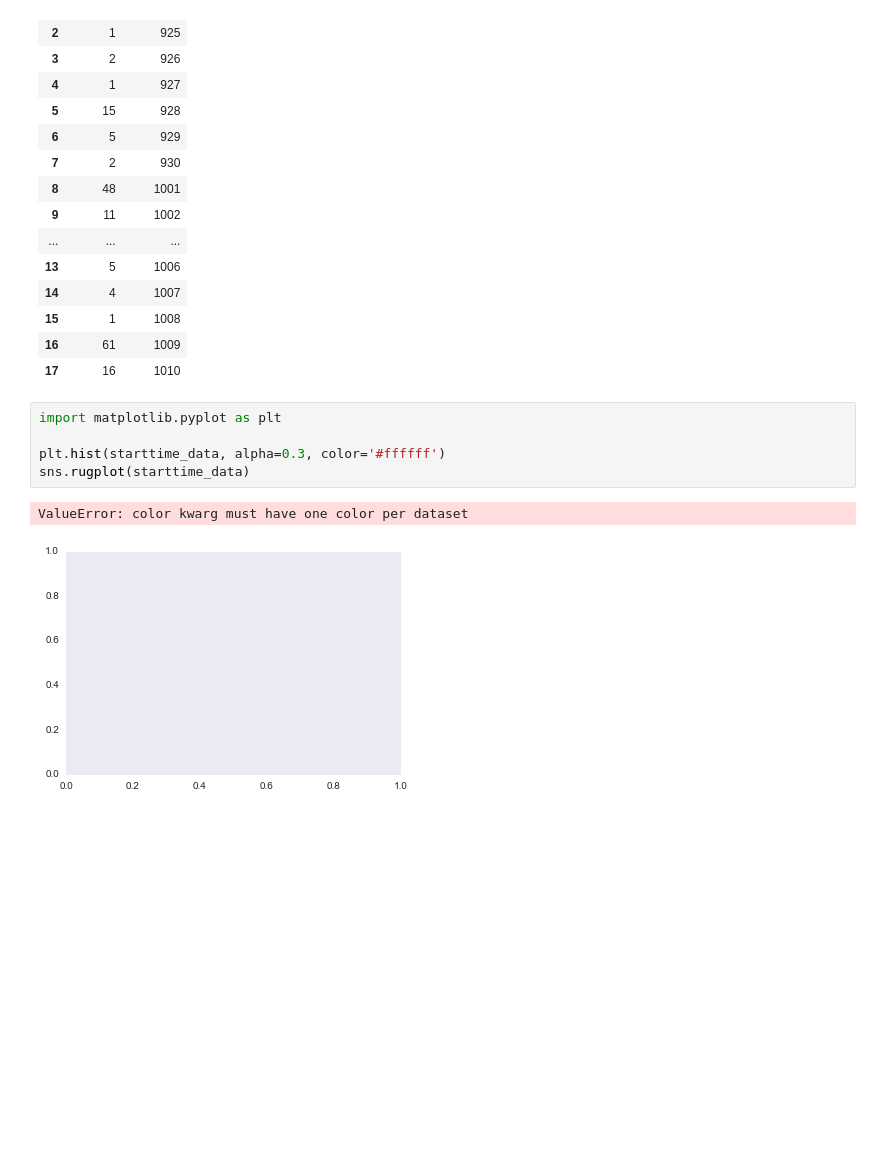
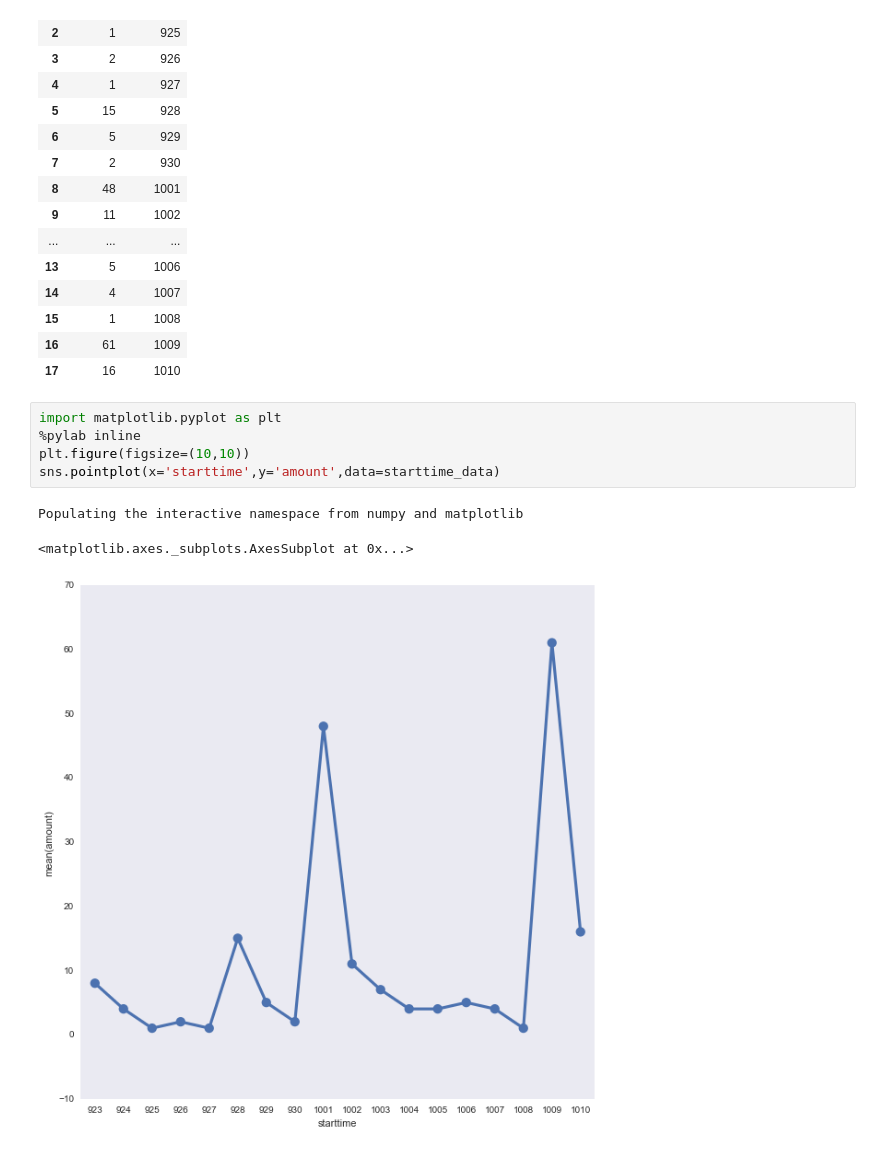
Before and after one commit to Vayne-Lover/Endless-Wars, a Jupyter notebook: Data Analysis.ipynb, the cells around one changed output. Cells and saved outputs as stored; diff of their text form; blank space fills up the shorter version.

```diff
--- a/Data Analysis.ipynb
+++ b/Data Analysis.ipynb
@@ -179,14 +179,15 @@ starttime_data
 | 15 | 1 | 1008 |
 | 16 | 61 | 1009 |
 | 17 | 16 | 1010 |
-# %%
-import matplotlib.pyplot as plt
-
-plt.hist(starttime_data, alpha=0.3, color='#ffffff')
-sns.rugplot(starttime_data)
-# %% [output]
-ValueError: color kwarg must have one color per dataset
-[figure, removed]
+# %%
+import matplotlib.pyplot as plt
+%pylab inline
+plt.figure(figsize=(10,10))
+sns.pointplot(x='starttime',y='amount',data=starttime_data)
+# %% [output]
+Populating the interactive namespace from numpy and matplotlib
+<matplotlib.axes._subplots.AxesSubplot at 0x...>
+[figure, added]
 # %%
 import matplotlib.pyplot as plt
 %pylab inline
```
Also changed, not shown: parts of 5 cells of this notebook.
